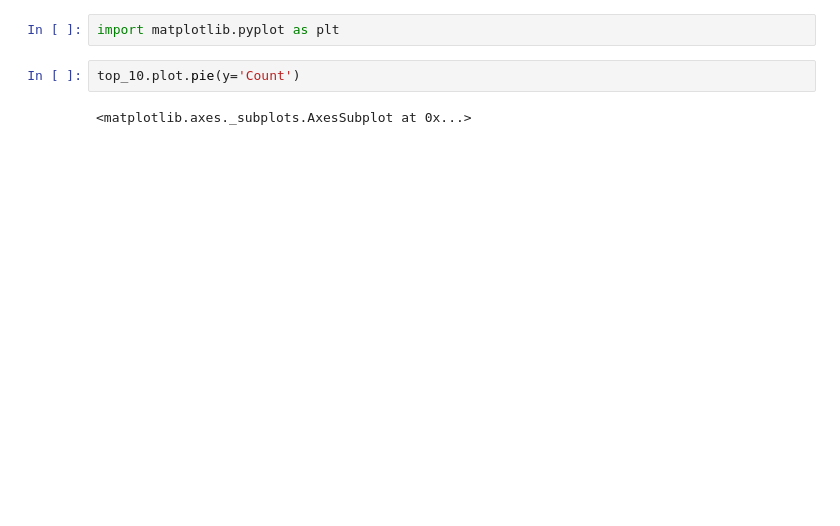
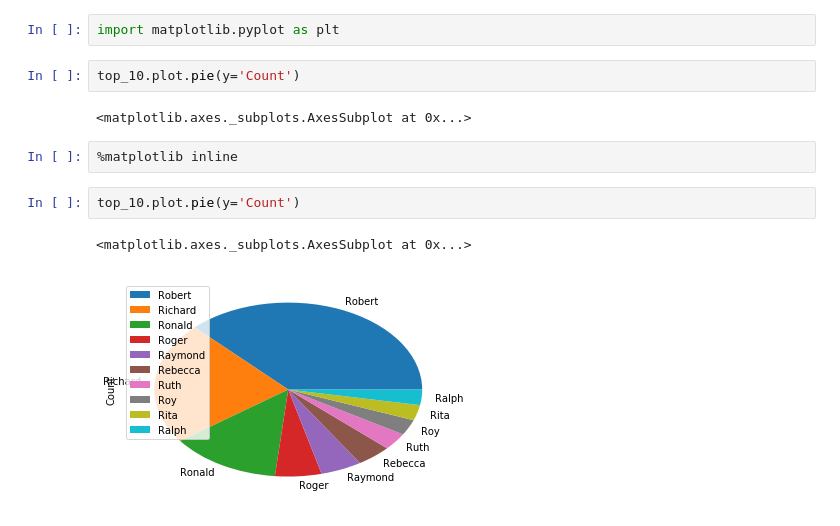
Before and after one commit to YudinYury/Python_Netology_homework, a Jupyter notebook: lesson_4_2_hw_todo_3.ipynb, the cells around one changed output. Saved outputs shown, nothing was run; the diff lists cells and outputs as text; blank space fills up the shorter version.

Commit message:
update lesson 4_2 homework todo_3
pie chart

```diff
--- a/lesson_4_2_hw_todo_3.ipynb
+++ b/lesson_4_2_hw_todo_3.ipynb
@@ -79,3 +81,10 @@ import matplotlib.pyplot as plt
 top_10.plot.pie(y='Count')
 # %% [output]
 <matplotlib.axes._subplots.AxesSubplot at 0x...>
+# %%
+%matplotlib inline
+# %%
+top_10.plot.pie(y='Count')
+# %% [output]
+<matplotlib.axes._subplots.AxesSubplot at 0x...>
+[figure, added]
```
Also changed, not shown: parts of 2 cells of this notebook.
